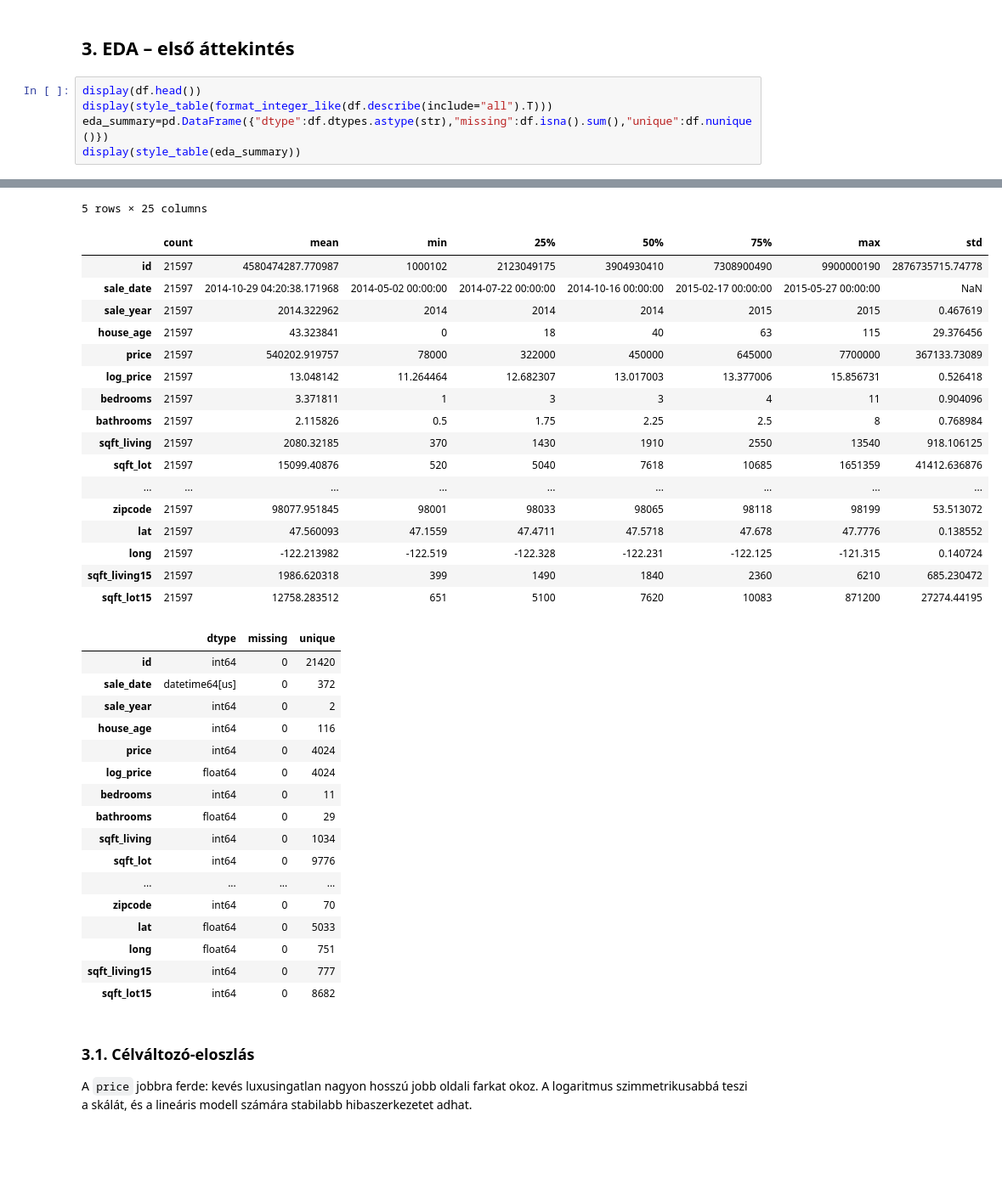
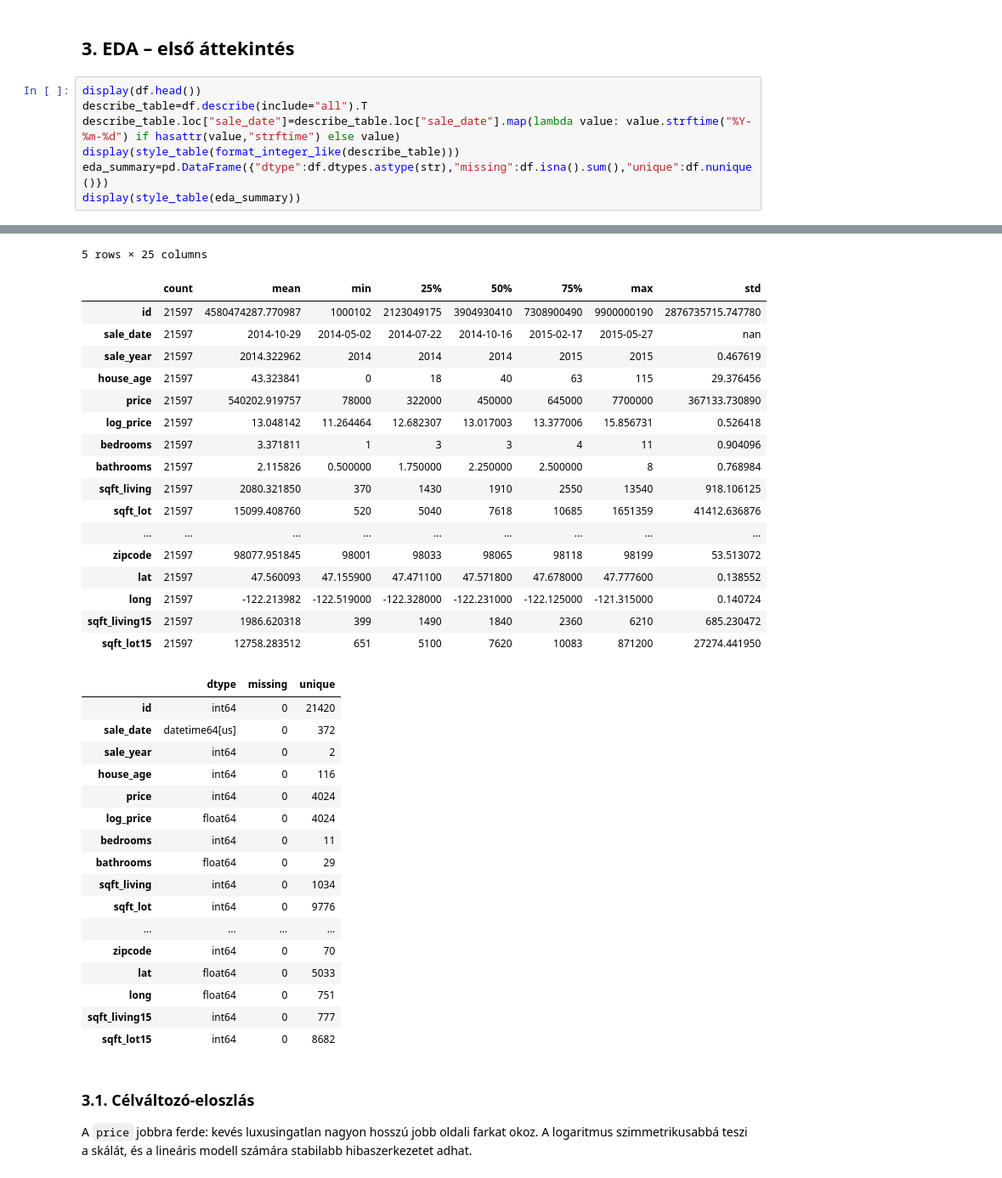
Before and after one commit to Zolester/Data-science-kurzus, a Jupyter notebook: 5. órai házik/king_county_regression_homework.ipynb, the cells around one changed output, grey strips where cells are left out. Shown at 85% size. Drawn from its saved outputs; the diff is of its cells as text; blank space fills up the shorter version.

Commit message:
Format EDA sale dates without time
Co-authored-by: Copilot App <223556219+Copilot@users.noreply.github.com>

```diff
--- a/5. órai házik/king_county_regression_homework.ipynb
+++ b/5. órai házik/king_county_regression_homework.ipynb
@@ -83,7 +83,9 @@ A második sheet alapján a cél `log_price`, a fő magyarázóváltozók: `hous
 ## 3. EDA – első áttekintés
 # %%
 display(df.head())
-display(style_table(format_integer_like(df.describe(include="all").T)))
+describe_table=df.describe(include="all").T
+describe_table.loc["sale_date"]=describe_table.loc["sale_date"].map(lambda value: value.strftime("%Y-%m-%d") if hasattr(value,"strftime") else value)
+display(style_table(format_integer_like(describe_table)))
 eda_summary=pd.DataFrame({"dtype":df.dtypes.astype(str),"missing":df.isna().sum(),"unique":df.nunique()})
 display(style_table(eda_summary))
 # %% [output]
@@ -96,21 +98,21 @@ display(style_table(eda_summary))
 5 rows × 25 columns
 |  | count | mean | min | 25% | 50% | 75% | max | std |
-| id | 21597 | 4580474287.770987 | 1000102 | 2123049175 | 3904930410 | 7308900490 | 9900000190 | 2876735715.74778 |
-| sale_date | 21597 | 2014-10-29 04:20:38.171968 | 2014-05-02 00:00:00 | 2014-07-22 00:00:00 | 2014-10-16 00:00:00 | 2015-02-17 00:00:00 | 2015-05-27 00:00:00 | NaN |
+| id | 21597 | 4580474287.770987 | 1000102 | 2123049175 | 3904930410 | 7308900490 | 9900000190 | 2876735715.747780 |
+| sale_date | 21597 | 2014-10-29 | 2014-05-02 | 2014-07-22 | 2014-10-16 | 2015-02-17 | 2015-05-27 | nan |
 | sale_year | 21597 | 2014.322962 | 2014 | 2014 | 2014 | 2015 | 2015 | 0.467619 |
 | house_age | 21597 | 43.323841 | 0 | 18 | 40 | 63 | 115 | 29.376456 |
-| price | 21597 | 540202.919757 | 78000 | 322000 | 450000 | 645000 | 7700000 | 367133.73089 |
+| price | 21597 | 540202.919757 | 78000 | 322000 | 450000 | 645000 | 7700000 | 367133.730890 |
 | log_price | 21597 | 13.048142 | 11.264464 | 12.682307 | 13.017003 | 13.377006 | 15.856731 | 0.526418 |
 | bedrooms | 21597 | 3.371811 | 1 | 3 | 3 | 4 | 11 | 0.904096 |
-| bathrooms | 21597 | 2.115826 | 0.5 | 1.75 | 2.25 | 2.5 | 8 | 0.768984 |
-| sqft_living | 21597 | 2080.32185 | 370 | 1430 | 1910 | 2550 | 13540 | 918.106125 |
-| sqft_lot | 21597 | 15099.40876 | 520 | 5040 | 7618 | 10685 | 1651359 | 41412.636876 |
+| bathrooms | 21597 | 2.115826 | 0.500000 | 1.750000 | 2.250000 | 2.500000 | 8 | 0.768984 |
+| sqft_living | 21597 | 2080.321850 | 370 | 1430 | 1910 | 2550 | 13540 | 918.106125 |
+| sqft_lot | 21597 | 15099.408760 | 520 | 5040 | 7618 | 10685 | 1651359 | 41412.636876 |
 | ... | ... | ... | ... | ... | ... | ... | ... | ... |
 | zipcode | 21597 | 98077.951845 | 98001 | 98033 | 98065 | 98118 | 98199 | 53.513072 |
-| lat | 21597 | 47.560093 | 47.1559 | 47.4711 | 47.5718 | 47.678 | 47.7776 | 0.138552 |
-| long | 21597 | -122.213982 | -122.519 | -122.328 | -122.231 | -122.125 | -121.315 | 0.140724 |
+| lat | 21597 | 47.560093 | 47.155900 | 47.471100 | 47.571800 | 47.678000 | 47.777600 | 0.138552 |
+| long | 21597 | -122.213982 | -122.519000 | -122.328000 | -122.231000 | -122.125000 | -121.315000 | 0.140724 |
 | sqft_living15 | 21597 | 1986.620318 | 399 | 1490 | 1840 | 2360 | 6210 | 685.230472 |
-| sqft_lot15 | 21597 | 12758.283512 | 651 | 5100 | 7620 | 10083 | 871200 | 27274.44195 |
+| sqft_lot15 | 21597 | 12758.283512 | 651 | 5100 | 7620 | 10083 | 871200 | 27274.441950 |
 |  | dtype | missing | unique |
 | id | int64 | 0 | 21420 |
 | sale_date | datetime64[us] | 0 | 372 |
```
Also changed, not shown: parts of 1 cell of this notebook.
